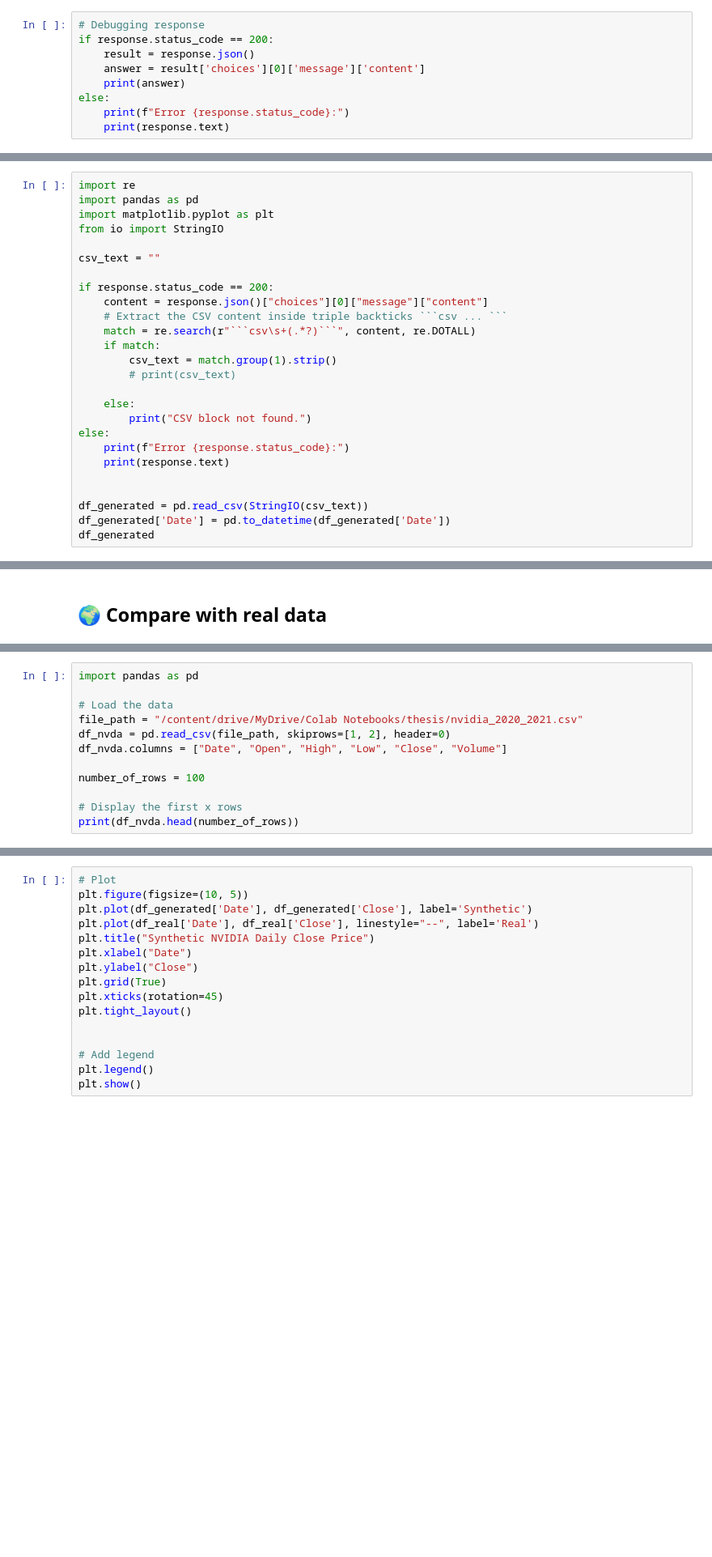
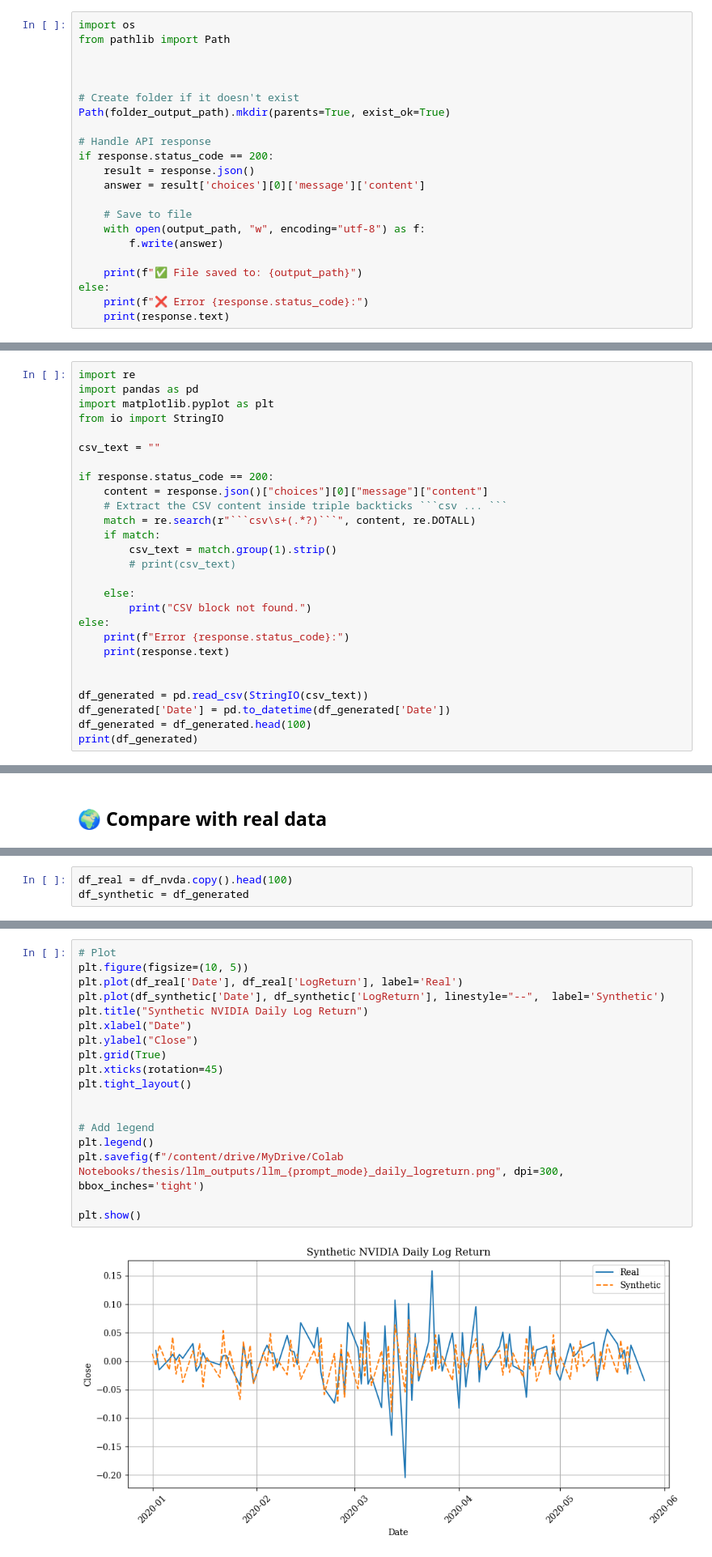
Before and after one commit to victorsobottka/bse-thesis-synthetic-data, a Jupyter notebook: 2_2_LLM_Few_Shot.ipynb, the cells around one changed output, grey strips where cells are left out. Shown at 81% size. Drawn from its saved outputs; the diff is of its cells as text; blank space fills up the shorter version.

```diff
--- a/2_2_LLM_Few_Shot.ipynb
+++ b/2_2_LLM_Few_Shot.ipynb
@@ -68,10 +203,23 @@ print(response.json())
 # %%
-# Debugging response
+import os
+from pathlib import Path
+
+
+
+# Create folder if it doesn't exist
+Path(folder_output_path).mkdir(parents=True, exist_ok=True)
+
+# Handle API response
 if response.status_code == 200:
     result = response.json()
     answer = result['choices'][0]['message']['content']
-    print(answer)
+
+    # Save to file
+    with open(output_path, "w", encoding="utf-8") as f:
+        f.write(answer)
+
+    print(f"✅ File saved to: {output_path}")
 else:
-    print(f"Error {response.status_code}:")
+    print(f"❌ Error {response.status_code}:")
     print(response.text)
 # %% [output]
@@ -119,5 +251,6 @@ else:
 
 df_generated = pd.read_csv(StringIO(csv_text))
 df_generated['Date'] = pd.to_datetime(df_generated['Date'])
-df_generated
+df_generated = df_generated.head(100)
+print(df_generated)
 # %% [output]
@@ -163,12 +272,0 @@ ValueError: mount failed
-# %%
-import pandas as pd
-
-# Load the data
-file_path = "/content/drive/MyDrive/Colab Notebooks/thesis/nvidia_2020_2021.csv"
-df_nvda = pd.read_csv(file_path, skiprows=[1, 2], header=0)
-df_nvda.columns = ["Date", "Open", "High", "Low", "Close", "Volume"]
-
-number_of_rows = 100
-
-# Display the first x rows
-print(df_nvda.head(number_of_rows))
@@ -181,0 +280,3 @@ df_real.head()
+# %%
+df_real = df_nvda.copy().head(100)
+df_synthetic = df_generated
@@ -182,16 +289,20 @@ df_real.head()
 # %%
 # Plot
 plt.figure(figsize=(10, 5))
-plt.plot(df_generated['Date'], df_generated['Close'], label='Synthetic')
-plt.plot(df_real['Date'], df_real['Close'], linestyle="--", label='Real')
-plt.title("Synthetic NVIDIA Daily Close Price")
+plt.plot(df_real['Date'], df_real['LogReturn'], label='Real')
+plt.plot(df_synthetic['Date'], df_synthetic['LogReturn'], linestyle="--",  label='Synthetic')
+plt.title("Synthetic NVIDIA Daily Log Return")
 plt.xlabel("Date")
 plt.ylabel("Close")
 plt.grid(True)
 plt.xticks(rotation=45)
 plt.tight_layout()
 
 
 # Add legend
 plt.legend()
+plt.savefig(f"/content/drive/MyDrive/Colab Notebooks/thesis/llm_outputs/llm_{prompt_mode}_daily_logreturn.png", dpi=300, bbox_inches='tight')
+
 plt.show()
+# %% [output]
+[figure, added]
```
Also changed, not shown: parts of 29 cells of this notebook.
